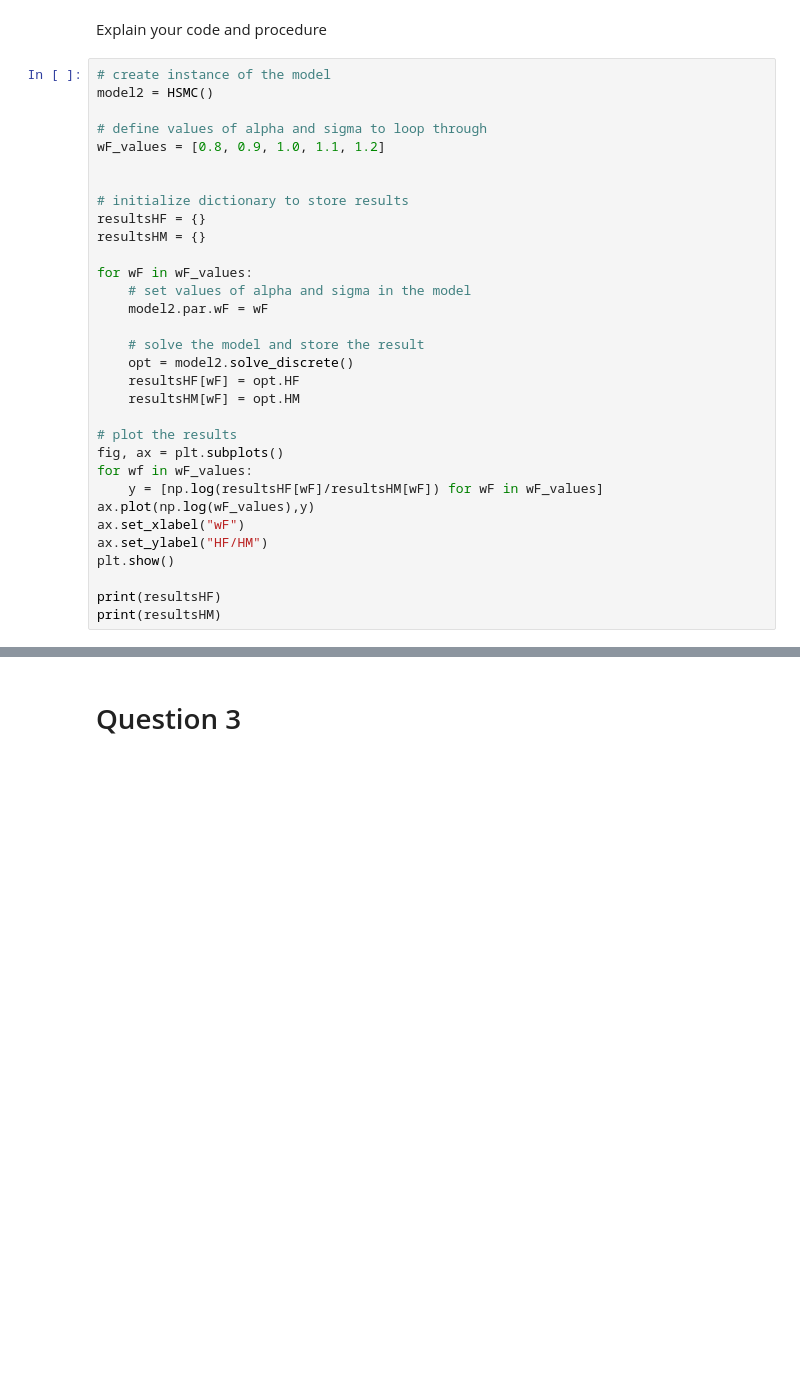
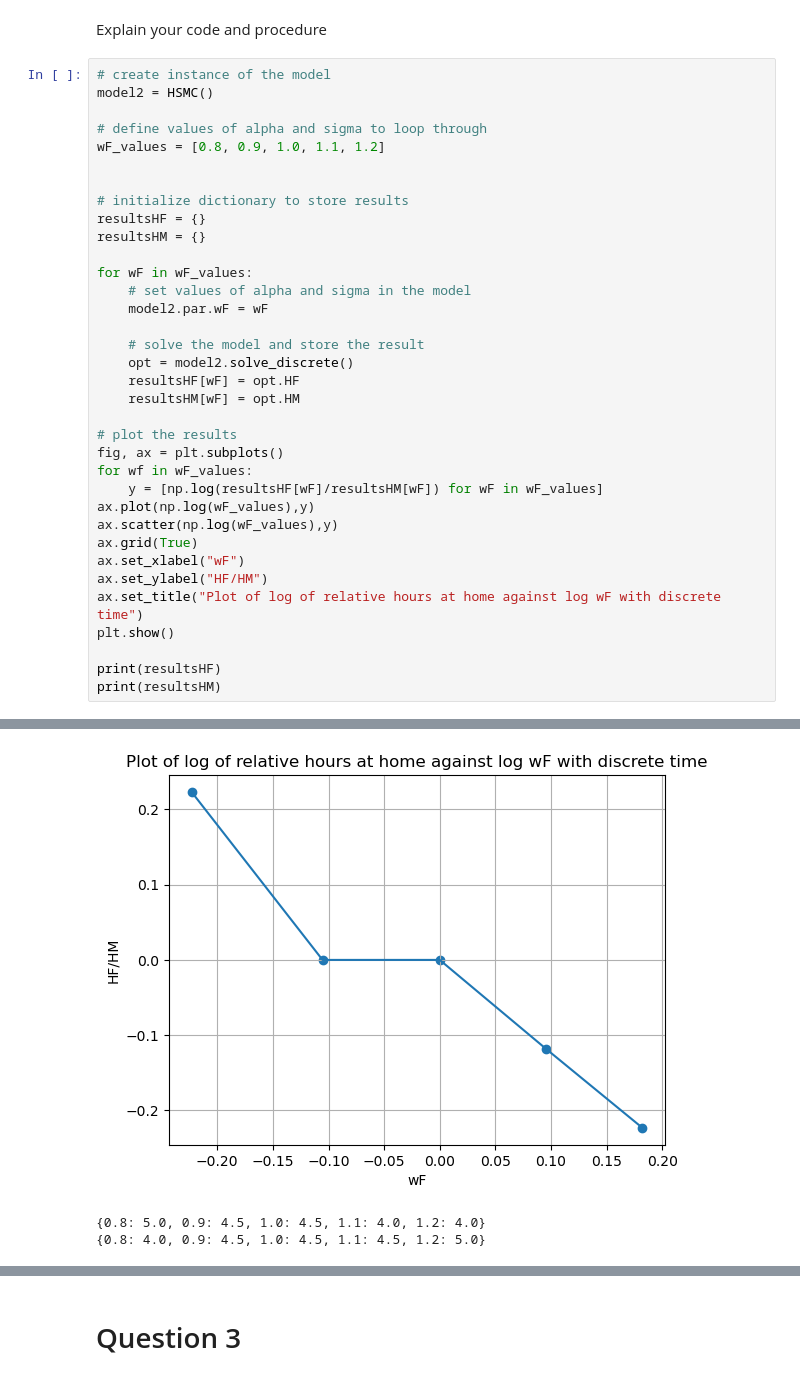
Before and after one commit to NumEconCopenhagen/projects-2023-leif, a Jupyter notebook: inauguralproject/inauguralproject.ipynb, the cells around one changed output, grey strips where cells are left out. Cells and saved outputs as stored; diff of their text form; blank space fills up the shorter version.

```diff
--- a/inauguralproject/inauguralproject.ipynb
+++ b/inauguralproject/inauguralproject.ipynb
@@ -86,9 +122,13 @@ fig, ax = plt.subplots()
 for wf in wF_values:
     y = [np.log(resultsHF[wF]/resultsHM[wF]) for wF in wF_values]
 ax.plot(np.log(wF_values),y)
+ax.scatter(np.log(wF_values),y)
+ax.grid(True)
 ax.set_xlabel("wF")
 ax.set_ylabel("HF/HM")
+ax.set_title("Plot of log of relative hours at home against log wF with discrete time")
 plt.show()
 
 print(resultsHF)
 print(resultsHM)
+# %% [output]
@@ -95 +154,4 @@ print(resultsHM)
+[figure, added]
+{0.8: 5.0, 0.9: 4.5, 1.0: 4.5, 1.1: 4.0, 1.2: 4.0}
+{0.8: 4.0, 0.9: 4.5, 1.0: 4.5, 1.1: 4.5, 1.2: 5.0}
 # %% [markdown]
```
Also changed, not shown: parts of 12 cells of this notebook, 1 other file.
